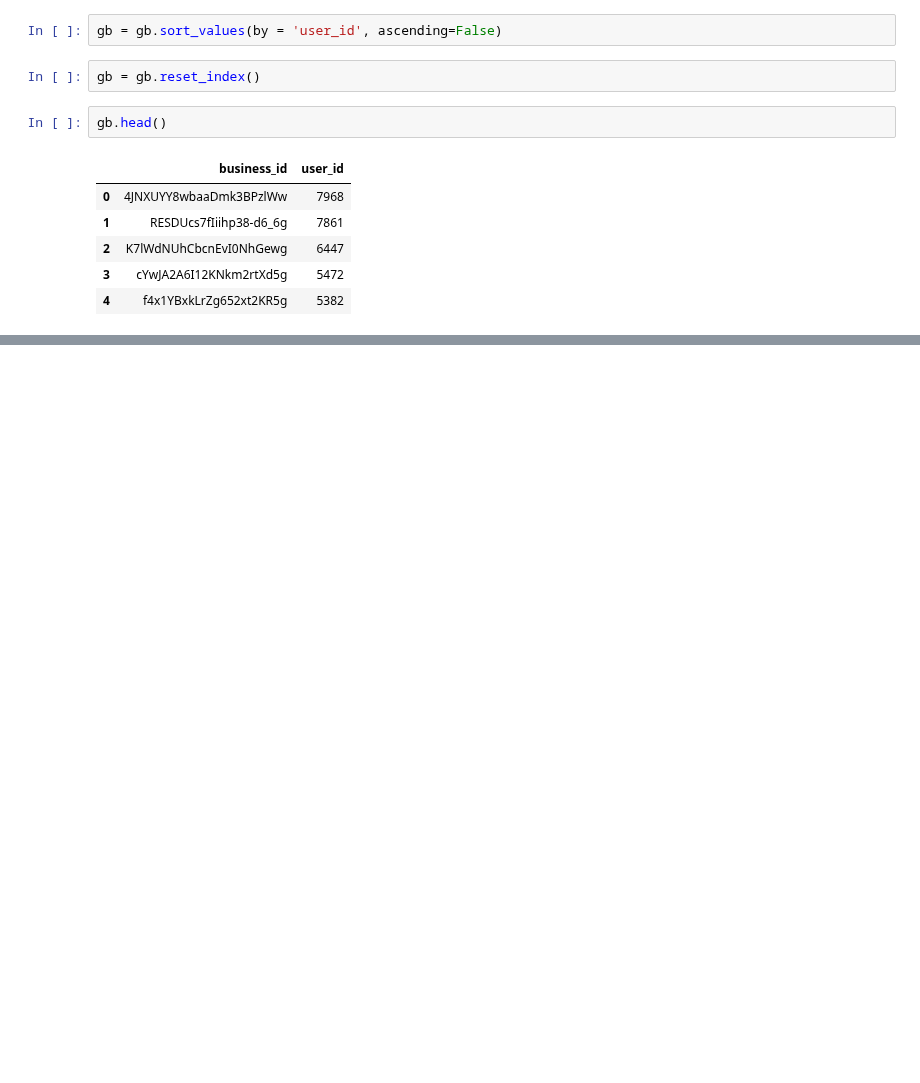
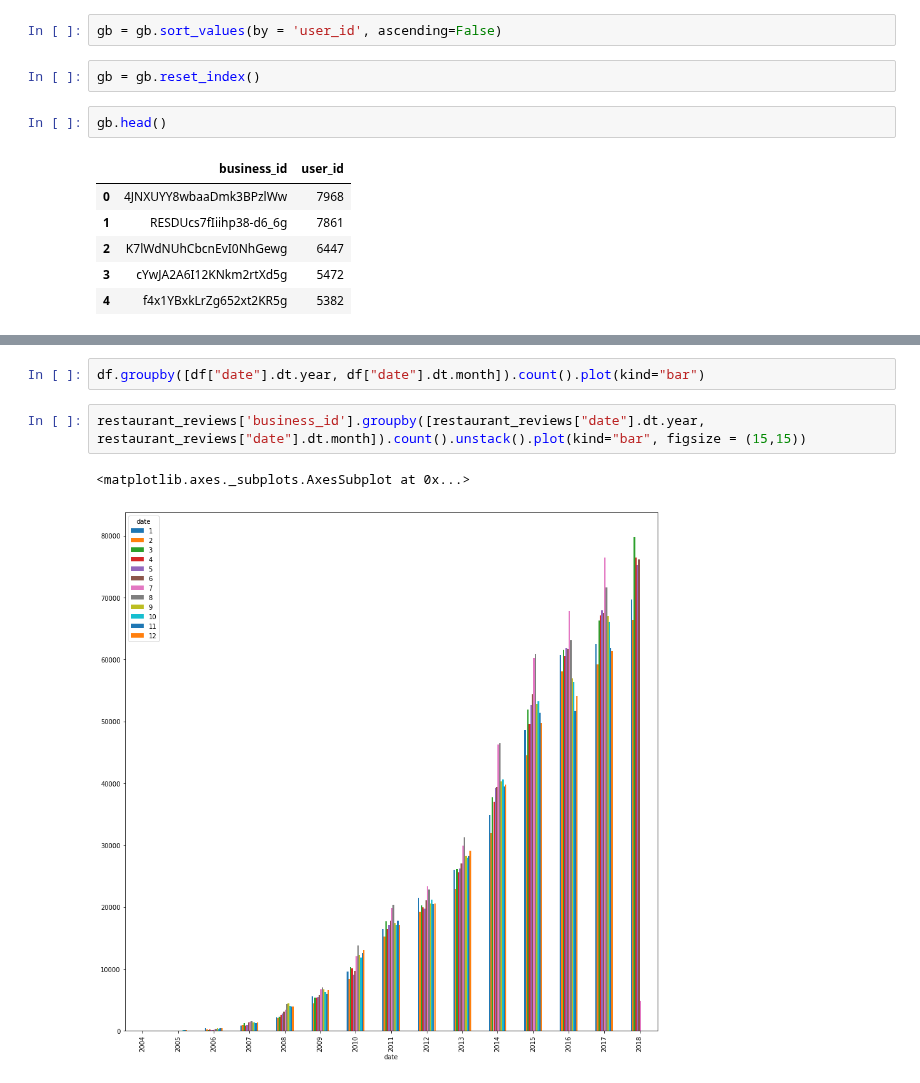
Before and after one commit to sahilarora93/Yelp_data_challenge, a Jupyter notebook: Part 1 - Exploratory Data Analysis.ipynb, the cells around one changed output, grey strips where cells are left out. Cells and saved outputs as stored; diff of their text form; blank space fills up the shorter version.

```diff
--- a/Part 1 - Exploratory Data Analysis.ipynb
+++ b/Part 1 - Exploratory Data Analysis.ipynb
@@ -300,0 +323,7 @@ gb['user_id'].plot.line(stacked=True ,figsize=(12,12), xlim = (-500, 5000))
+# %%
+df.groupby([df["date"].dt.year, df["date"].dt.month]).count().plot(kind="bar")
+# %%
+restaurant_reviews['business_id'].groupby([restaurant_reviews["date"].dt.year, restaurant_reviews["date"].dt.month]).count().unstack().plot(kind="bar", figsize = (15,15))
+# %% [output]
+<matplotlib.axes._subplots.AxesSubplot at 0x...>
+[figure, added]
```
Also changed, not shown: parts of 9 cells of this notebook.
